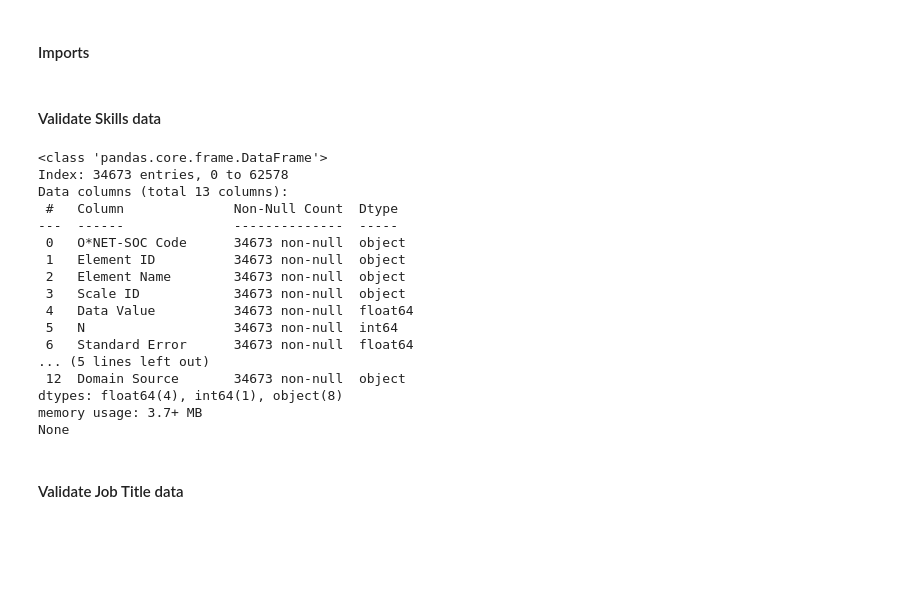
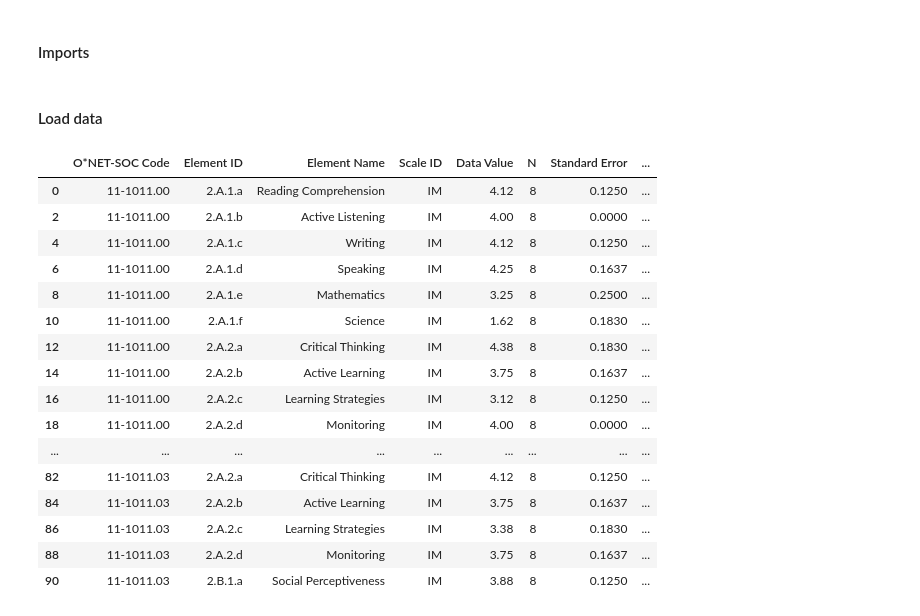
Before and after one commit to hesske/tfu-de-project_updated, a Jupyter notebook: python/transform_data.ipynb, the cells around one changed output. Drawn from its saved outputs; the diff is of its cells as text; code cells hidden in the pictures; blank space fills up the shorter version.

```diff
--- a/python/transform_data.ipynb
+++ b/python/transform_data.ipynb
@@ -9,51 +10,29 @@ import pandera.pandas as pa
 # %% [markdown]
-#### Validate Skills data
+#### Load data
 # %%
-
-#alt_titles = pd.read_csv('../data/data_source_files/jobAltTitles.csv')
+jt_df = pd.read_csv('../data/data_source_files/jobTitleInfo.csv')
+alt_titles = pd.read_csv('../data/data_source_files/jobAltTitles.csv')
 skills = pd.read_csv('../data/data_source_files/jobSkills.csv')
-
-#tools = pd.read_csv('../data/data_source_files/jobTools.csv')
+tech_skills = pd.read_csv('../data/data_source_files/jobTechSkills.csv')
+tools = pd.read_csv('../data/data_source_files/jobTools.csv')
 skills = skills[skills['Not Relevant'].str.contains('missing', na=False) |
                 skills['Not Relevant'].str.contains('Y', na=False)]
-scheme = pa.DataFrameSchema({
-    "O*NET-SOC Code": pa.Column(pa.String,  [
-
-            pa.Check(lambda s: s != 'missing'),
-        ]),
-    "Element ID": pa.Column(pa.String,  [
-
-            pa.Check(lambda s: s != 'missing'),
-        ]),
-    "Element Name": pa.Column(pa.String,  [
-
-            pa.Check(lambda s: s != 'missing'),
-        ]),
-    "Scale ID": pa.Column(pa.String,  [
-
-            pa.Check(lambda s: s != 'missing'),
-        ]),
-    "Data Value": pa.Column(pa.Float, nullable=True)
-})
-validated_skills = scheme.validate(skills)
-print(validated_skills.info())
+skills.head(50)
 # %% [output]
-<class 'pandas.core.frame.DataFrame'>
-Index: 34673 entries, 0 to 62578
-Data columns (total 13 columns):
- #   Column              Non-Null Count  Dtype
----  ------              --------------  -----
- 0   O*NET-SOC Code      34673 non-null  object
- 1   Element ID          34673 non-null  object
- 2   Element Name        34673 non-null  object
- 3   Scale ID            34673 non-null  object
- 4   Data Value          34673 non-null  float64
- 5   N                   34673 non-null  int64
- 6   Standard Error      34673 non-null  float64
-... (5 lines left out)
- 12  Domain Source       34673 non-null  object
-dtypes: float64(4), int64(1), object(8)
-memory usage: 3.7+ MB
-None
+|  | O*NET-SOC Code | Element ID | Element Name | Scale ID | Data Value | N | Standard Error | ... |
+| 0 | 11-1011.00 | 2.A.1.a | Reading Comprehension | IM | 4.12 | 8 | 0.1250 | ... |
+| 2 | 11-1011.00 | 2.A.1.b | Active Listening | IM | 4.00 | 8 | 0.0000 | ... |
+| 4 | 11-1011.00 | 2.A.1.c | Writing | IM | 4.12 | 8 | 0.1250 | ... |
+| 6 | 11-1011.00 | 2.A.1.d | Speaking | IM | 4.25 | 8 | 0.1637 | ... |
+| 8 | 11-1011.00 | 2.A.1.e | Mathematics | IM | 3.25 | 8 | 0.2500 | ... |
+| 10 | 11-1011.00 | 2.A.1.f | Science | IM | 1.62 | 8 | 0.1830 | ... |
+| 12 | 11-1011.00 | 2.A.2.a | Critical Thinking | IM | 4.38 | 8 | 0.1830 | ... |
+| 14 | 11-1011.00 | 2.A.2.b | Active Learning | IM | 3.75 | 8 | 0.1637 | ... |
+| 16 | 11-1011.00 | 2.A.2.c | Learning Strategies | IM | 3.12 | 8 | 0.1250 | ... |
+| 18 | 11-1011.00 | 2.A.2.d | Monitoring | IM | 4.00 | 8 | 0.0000 | ... |
+| ... | ... | ... | ... | ... | ... | ... | ... | ... |
+| 82 | 11-1011.03 | 2.A.2.a | Critical Thinking | IM | 4.12 | 8 | 0.1250 | ... |
+| 84 | 11-1011.03 | 2.A.2.b | Active Learning | IM | 3.75 | 8 | 0.1637 | ... |
+| 86 | 11-1011.03 | 2.A.2.c | Learning Strategies | IM | 3.38 | 8 | 0.1830 | ... |
+| 88 | 11-1011.03 | 2.A.2.d | Monitoring | IM | 3.75 | 8 | 0.1637 | ... |
+| 90 | 11-1011.03 | 2.B.1.a | Social Perceptiveness | IM | 3.88 | 8 | 0.1250 | ... |
-# %% [markdown]
-#### Validate Job Title data
```
Also changed, not shown: parts of 4 cells of this notebook, 8 other files.
